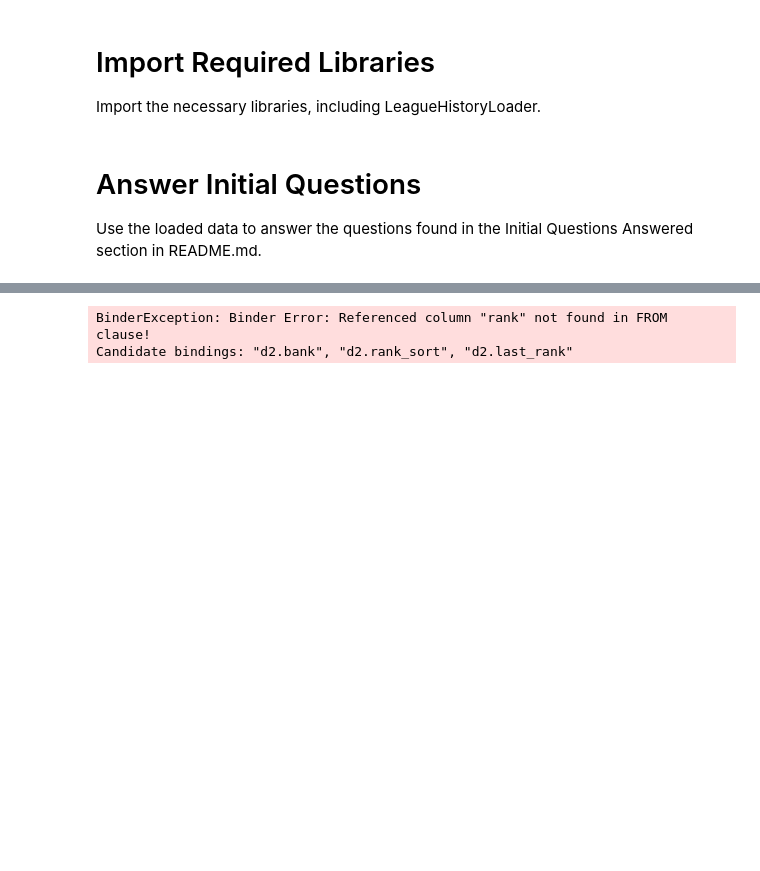
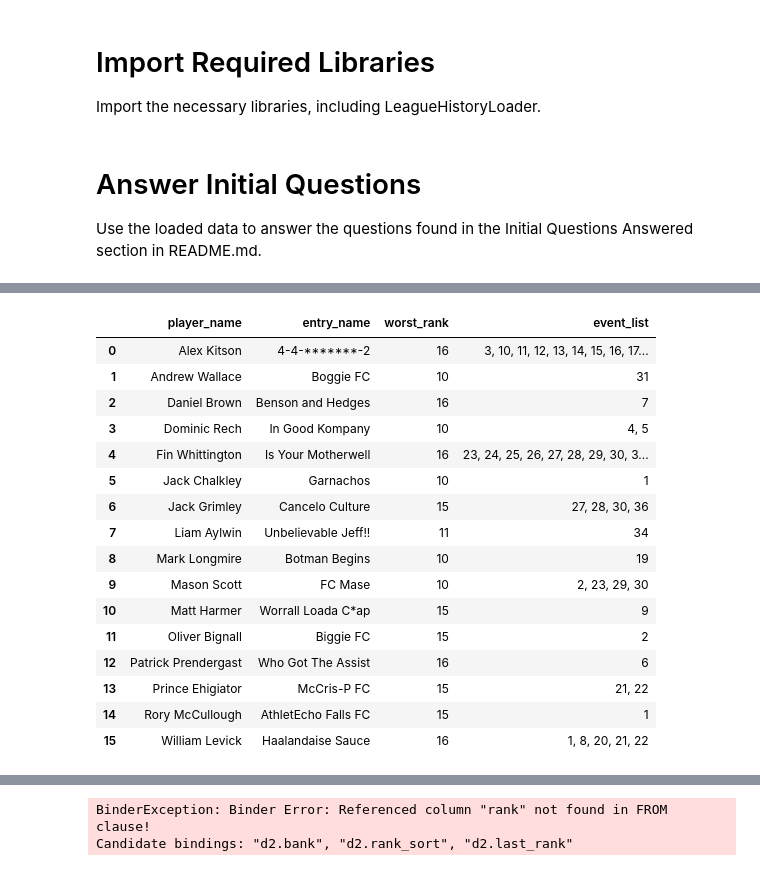
Before and after one commit to edwardjackchandler/fpl_league_wrapped, a Jupyter notebook: test_notebook.ipynb, the cells around one changed output, grey strips where cells are left out. Cells and saved outputs as stored; diff of their text form; code cells hidden in the pictures; blank space fills up the shorter version.

```diff
--- a/test_notebook.ipynb
+++ b/test_notebook.ipynb
@@ -16,6 +16,11 @@ league_data = history_loader.get_data()
 
 df = league_data
 import duckdb
+import pandas as pd
+
+# increase number of rows displayable in pandas
+pd.set_option('display.max_rows', 500)
+
 
 # Convert DataFrame to DuckDB
 duckdb_df = duckdb.from_df(df)
@@ -28,0 +74,78 @@ df
+# %%
+def get_player_worst_rank_event(duckdb_df):
+    """
+    This function returns a DataFrame with the player_name, entry_name, worst_rank, and the event on which that worst_rank happened
+    """
+    return duckdb.query("""
+        WITH total_points AS (
+            SELECT
+                event,
+                event_points,
+                entry_name,
+                player_name,
+                SUM(event_points) OVER (PARTITION BY player_name, entry_name ORDER BY event) AS total_points
+            FROM
+                duckdb_df
+        ),
+        ranks AS (
+            SELECT
+                event,
+                event_points,
+                entry_name,
+                player_name,
+                total_points,
+                RANK() OVER (PARTITION BY event ORDER BY total_points DESC) as rank
+            FROM
+                total_points
+        ),
+        worst_ranks AS (
+            SELECT
+                player_name,
+                entry_name,
+                MAX(rank) as worst_rank
+            FROM
+                ranks
+            GROUP BY
+                player_name,
+                entry_name
+        )
+        SELECT
+            wr.player_name,
+            wr.entry_name,
+            wr.worst_rank,
+            STRING_AGG(CAST(r.event AS VARCHAR), ', ' ORDER BY event) AS event_list
+        FROM
+            worst_ranks wr
+        JOIN
+            ranks r
+        ON
+            wr.player_name = r.player_name AND
+            wr.entry_name = r.entry_name AND
+            wr.worst_rank = r.rank
+        GROUP BY
+            wr.player_name,
+            wr.entry_name,
+            wr.worst_rank
+        ORDER BY
+            wr.player_name
+    """).to_df()
+
+get_player_worst_rank_event(duckdb_df)
+# %% [output]
+|  | player_name | entry_name | worst_rank | event_list |
+| 0 | Alex Kitson | 4-4-*******-2 | 16 | 3, 10, 11, 12, 13, 14, 15, 16, 17... |
+| 1 | Andrew Wallace | Boggie FC | 10 | 31 |
+| 2 | Daniel Brown | Benson and Hedges | 16 | 7 |
+| 3 | Dominic Rech | In Good Kompany | 10 | 4, 5 |
+| 4 | Fin Whittington | Is Your Motherwell | 16 | 23, 24, 25, 26, 27, 28, 29, 30, 3... |
+| 5 | Jack Chalkley | Garnachos | 10 | 1 |
+| 6 | Jack Grimley | Cancelo Culture | 15 | 27, 28, 30, 36 |
+| 7 | Liam Aylwin | Unbelievable Jeff!! | 11 | 34 |
+| 8 | Mark Longmire | Botman Begins | 10 | 19 |
+| 9 | Mason Scott | FC Mase | 10 | 2, 23, 29, 30 |
+| 10 | Matt Harmer | Worrall Loada C*ap | 15 | 9 |
+| 11 | Oliver Bignall | Biggie FC | 15 | 2 |
+| 12 | Patrick Prendergast | Who Got The Assist | 16 | 6 |
+| 13 | Prince Ehigiator | McCris-P FC | 15 | 21, 22 |
+| 14 | Rory McCullough | AthletEcho Falls FC | 15 | 1 |
+| 15 | William Levick | Haalandaise Sauce | 16 | 1, 8, 20, 21, 22 |
```
Also changed, not shown: parts of 7 cells of this notebook, 2 other files.
